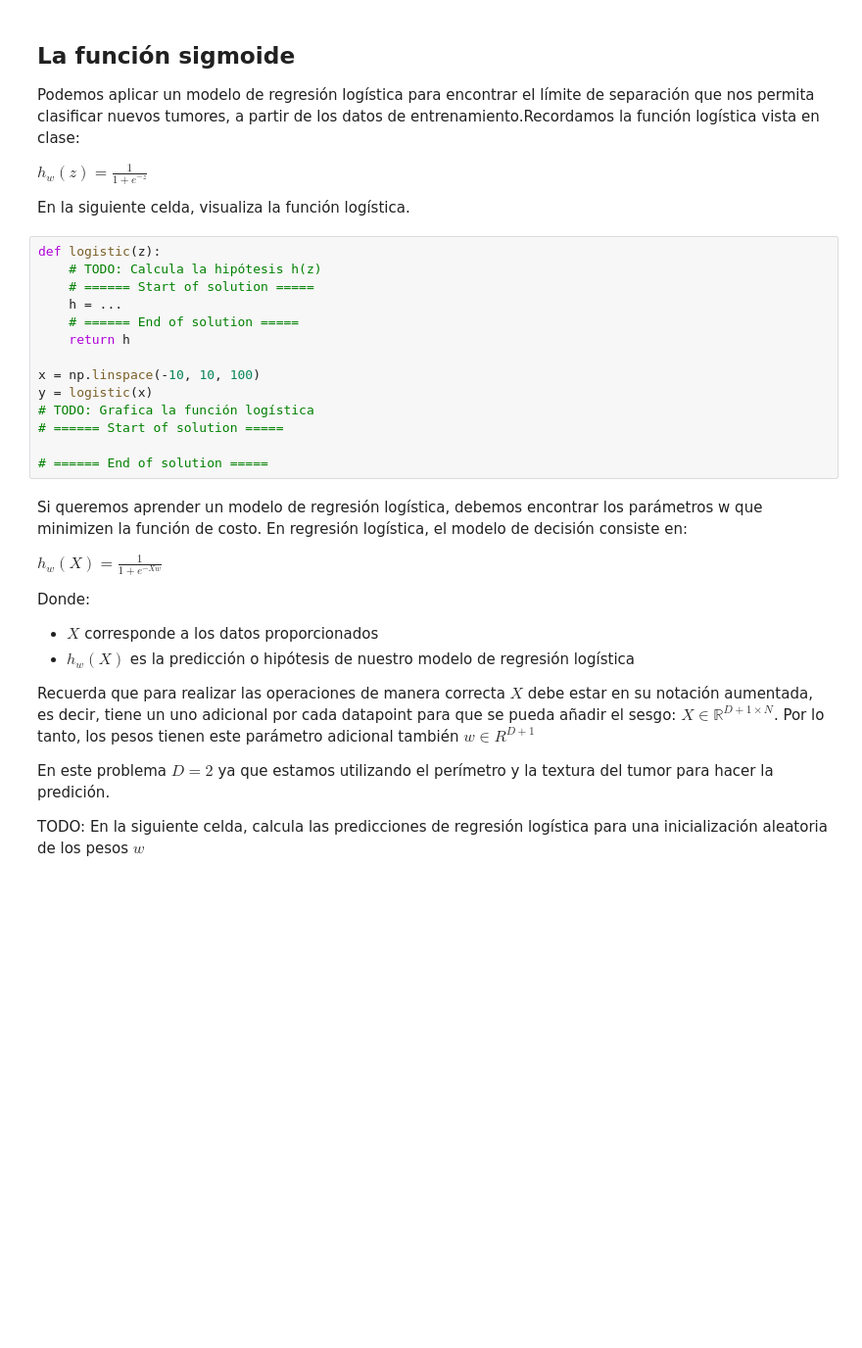
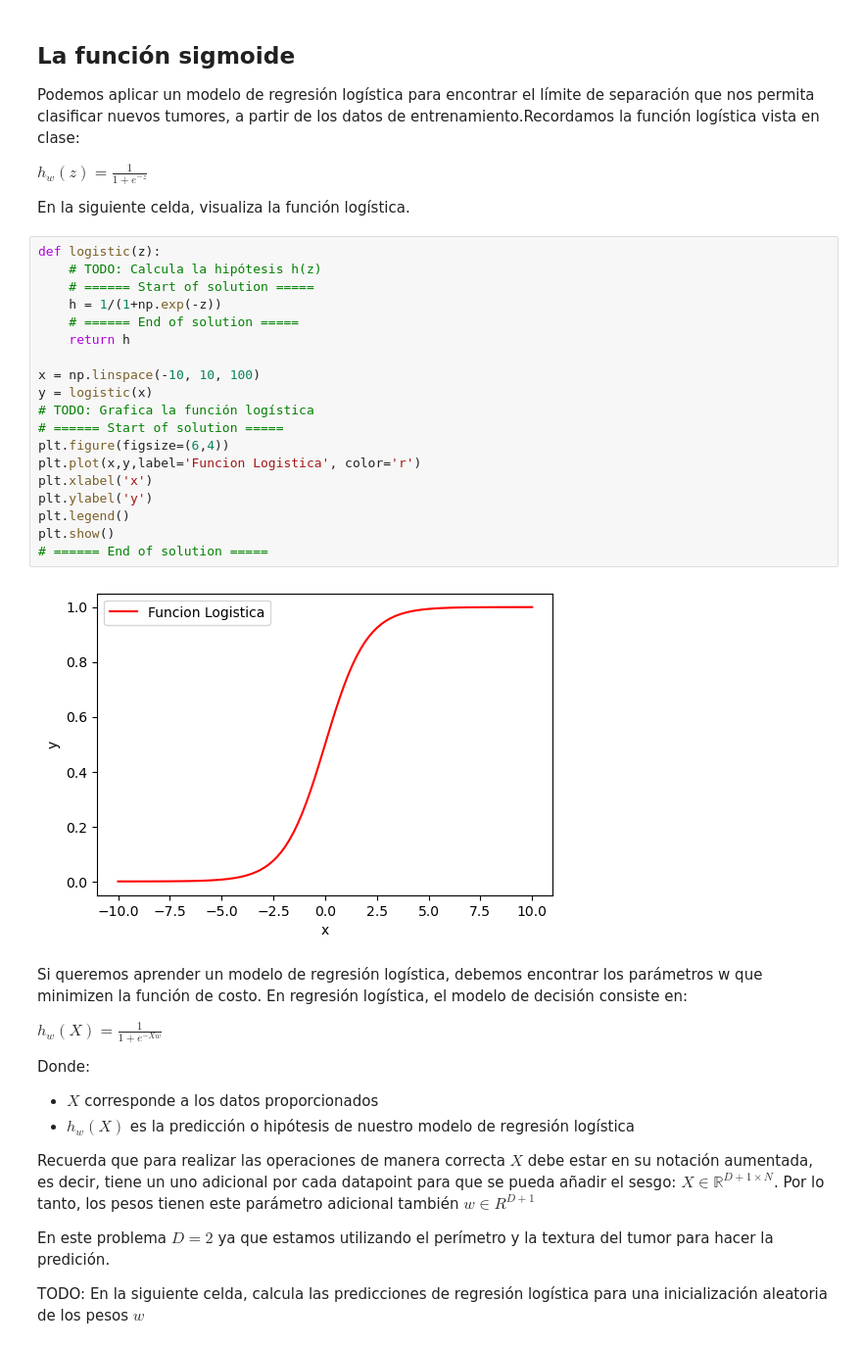
Before and after one commit to marianovba/ML23_LosGoons, a Jupyter notebook: ml23/ejercicio_2_LogisticReg/logistic_regression.ipynb, the cells around one changed output. Shown: that part at 98% size. Saved outputs shown, nothing was run; the diff lists cells and outputs as text; blank space fills up the shorter version.

```diff
--- a/ml23/ejercicio_2_LogisticReg/logistic_regression.ipynb
+++ b/ml23/ejercicio_2_LogisticReg/logistic_regression.ipynb
@@ -110,17 +119,24 @@ En la siguiente celda, visualiza la función logística.
 # %%
 def logistic(z):
     # TODO: Calcula la hipótesis h(z)
     # ====== Start of solution =====
-    h = ...
+    h = 1/(1+np.exp(-z))
     # ====== End of solution =====
     return h
 
 x = np.linspace(-10, 10, 100)
 y = logistic(x)
 # TODO: Grafica la función logística
 # ====== Start of solution =====
-
+plt.figure(figsize=(6,4))
+plt.plot(x,y,label='Funcion Logistica', color='r')
+plt.xlabel('x')
+plt.ylabel('y')
+plt.legend()
+plt.show()
 # ====== End of solution =====
+# %% [output]
+[figure, added]
 # %% [markdown]
 Si queremos aprender un modelo de regresión logística, debemos encontrar los parámetros w que minimizen la función de costo. En regresión logística, el modelo de decisión consiste en:
 
```
Also changed, not shown: parts of 4 cells of this notebook.
